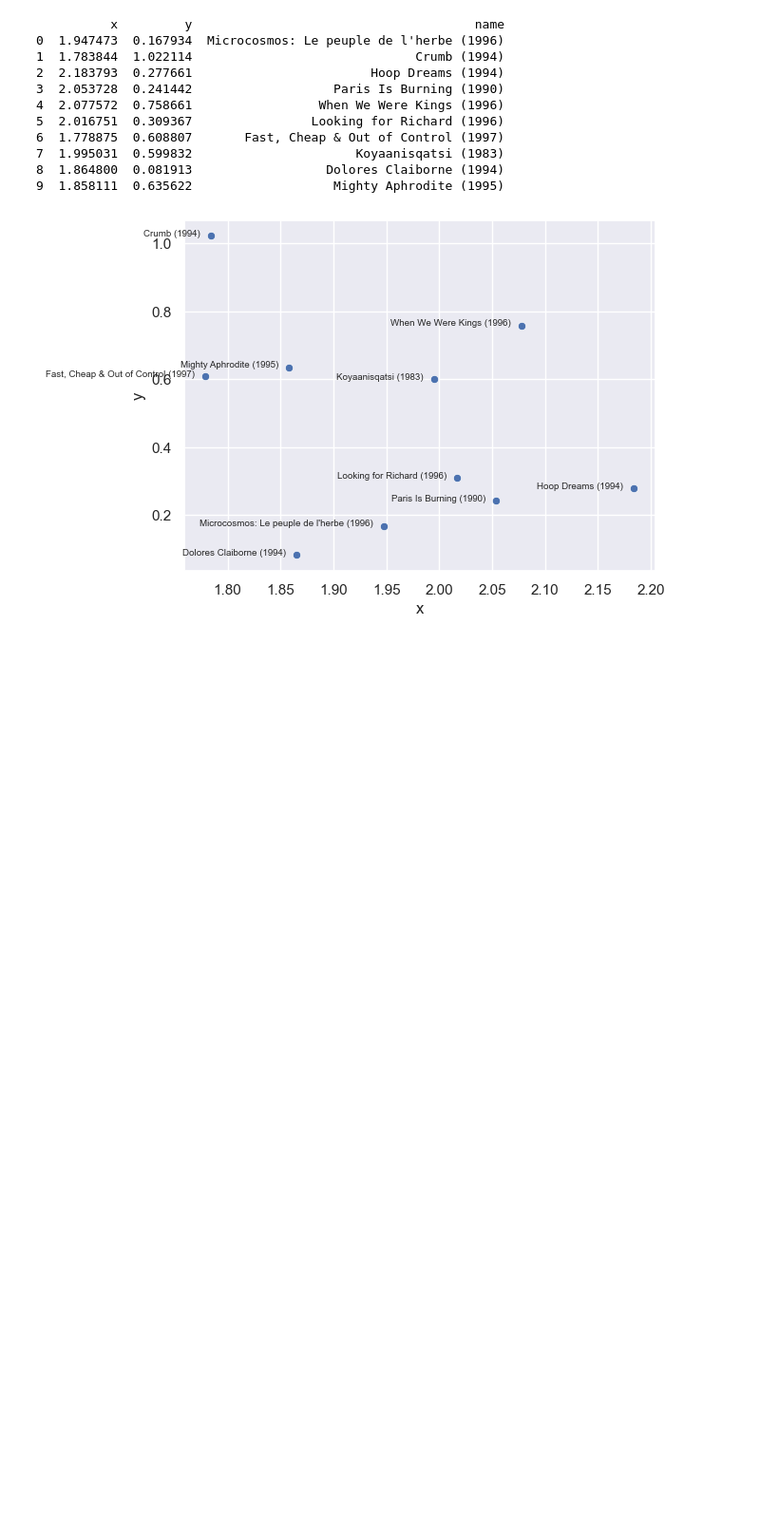
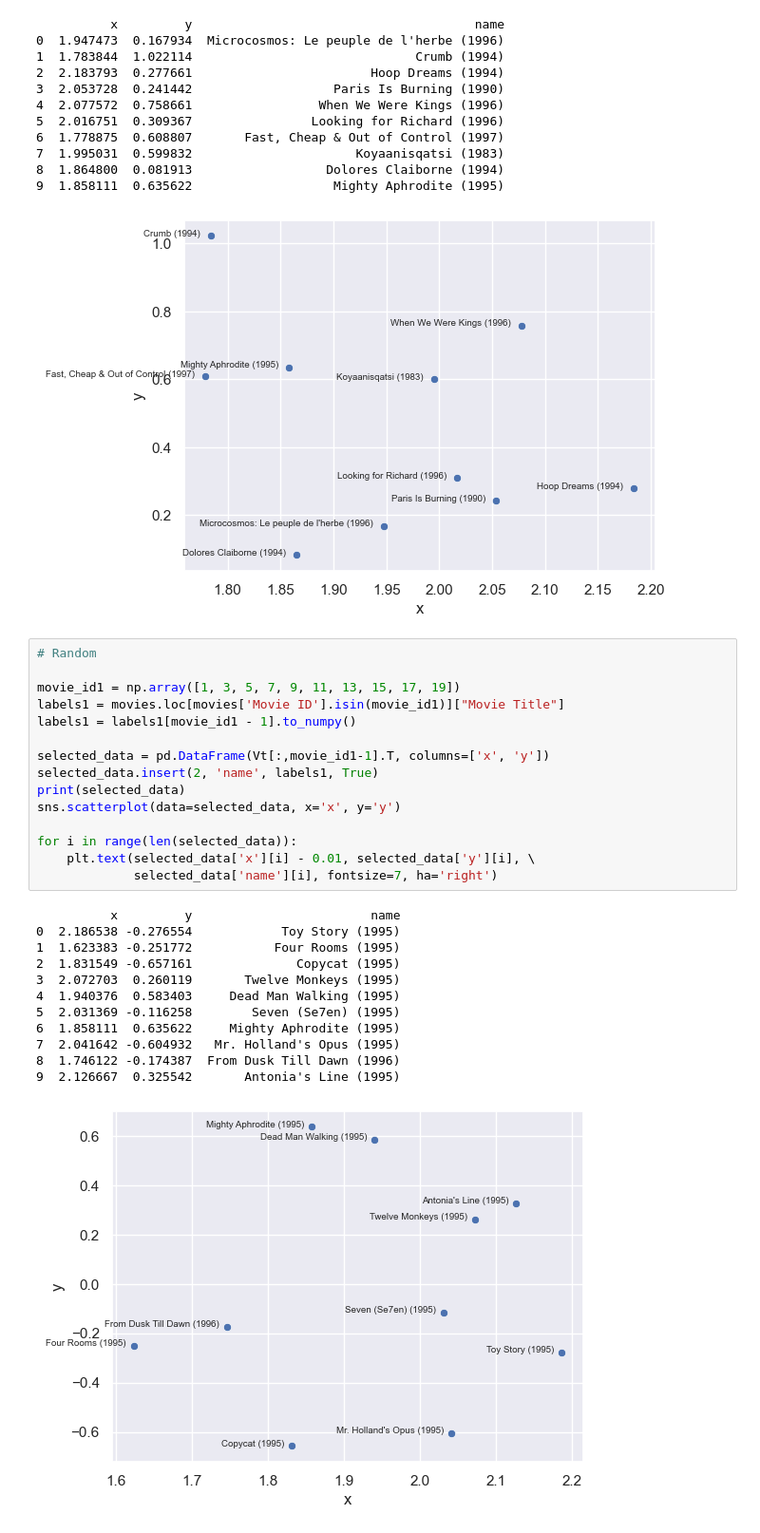
Before and after one commit to gavin-hyl/cs155-project2, a Jupyter notebook: task2.ipynb, the cells around one changed output. Shown: that part at 95% size. Cells and saved outputs as stored; diff of their text form; blank space fills up the shorter version.

Commit message:
update task2 and add task2-random2.png

```diff
--- a/task2.ipynb
+++ b/task2.ipynb
@@ -381,3 +378,31 @@ for i in range(len(selected_data)):
 8  1.864800  0.081913                  Dolores Claiborne (1994)
 9  1.858111  0.635622                   Mighty Aphrodite (1995)
 [figure]
+# %%
+# Random
+
+movie_id1 = np.array([1, 3, 5, 7, 9, 11, 13, 15, 17, 19])
+labels1 = movies.loc[movies['Movie ID'].isin(movie_id1)]["Movie Title"]
+labels1 = labels1[movie_id1 - 1].to_numpy()
+
+selected_data = pd.DataFrame(Vt[:,movie_id1-1].T, columns=['x', 'y'])
+selected_data.insert(2, 'name', labels1, True)
+print(selected_data)
+sns.scatterplot(data=selected_data, x='x', y='y')
+
+for i in range(len(selected_data)):
+    plt.text(selected_data['x'][i] - 0.01, selected_data['y'][i], \
+             selected_data['name'][i], fontsize=7, ha='right')
+# %% [output]
+          x         y                        name
+0  2.186538 -0.276554            Toy Story (1995)
+1  1.623383 -0.251772           Four Rooms (1995)
+2  1.831549 -0.657161              Copycat (1995)
+3  2.072703  0.260119       Twelve Monkeys (1995)
+4  1.940376  0.583403     Dead Man Walking (1995)
+5  2.031369 -0.116258        Seven (Se7en) (1995)
+6  1.858111  0.635622     Mighty Aphrodite (1995)
+7  2.041642 -0.604932   Mr. Holland's Opus (1995)
+8  1.746122 -0.174387  From Dusk Till Dawn (1996)
+9  2.126667  0.325542       Antonia's Line (1995)
+[figure, added]
```
Also changed, not shown: parts of 1 cell of this notebook, 1 other file.
